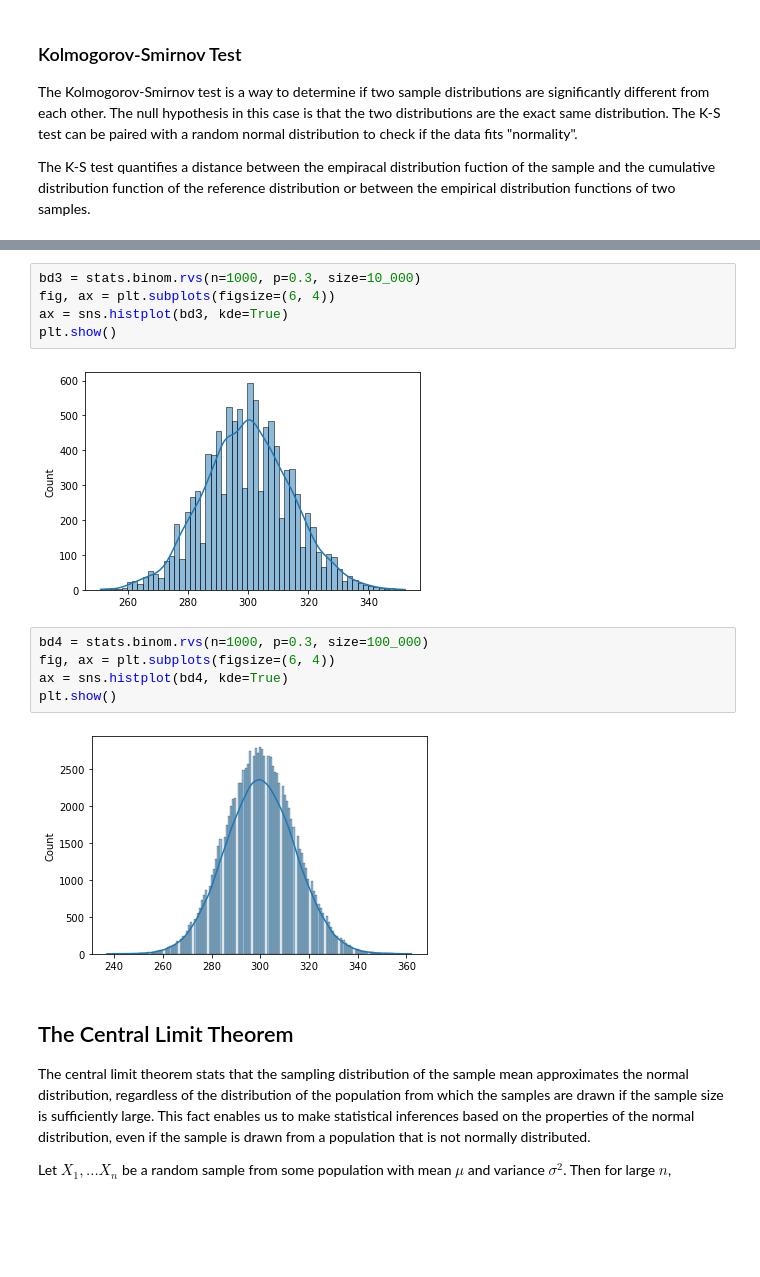
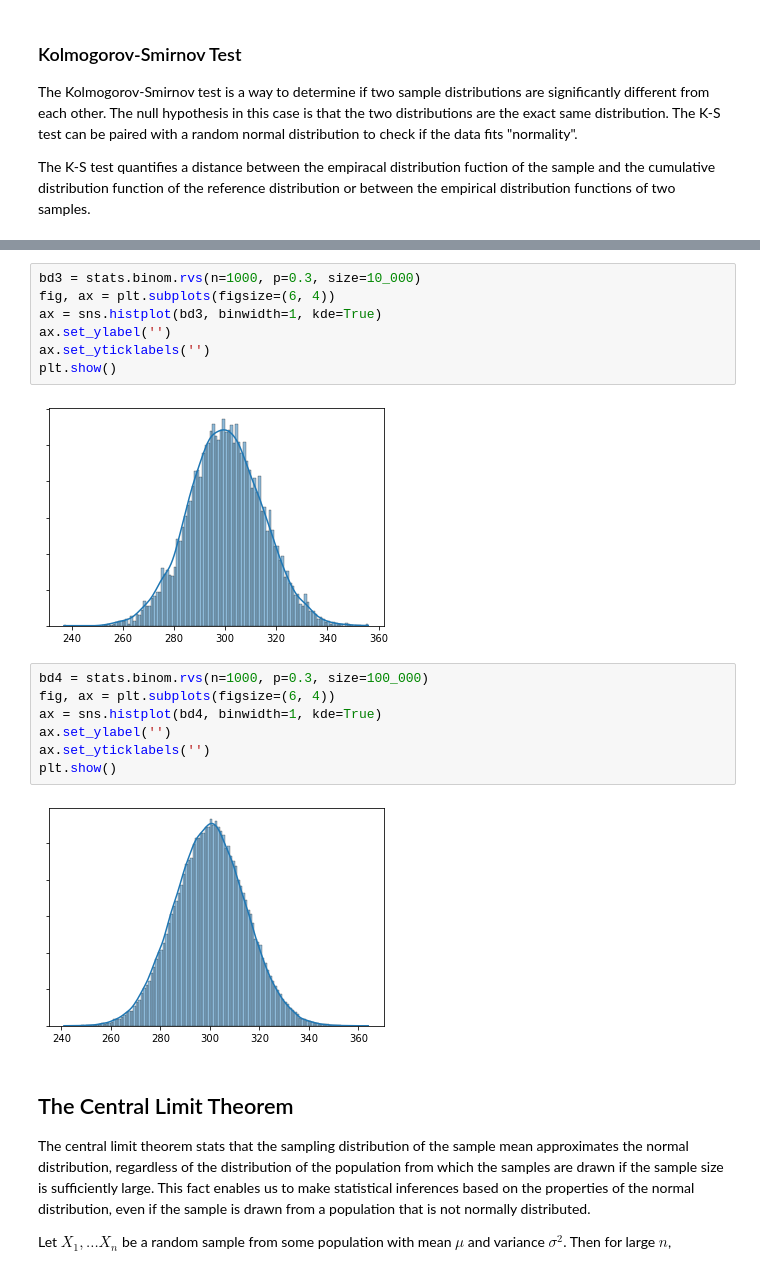
Before and after one commit to jonathanhild/notebooks, a Jupyter notebook: stats_distributions.ipynb, the cells around one changed output, grey strips where cells are left out. Drawn from its saved outputs; the diff is of its cells as text; blank space fills up the shorter version.

```diff
--- a/stats_distributions.ipynb
+++ b/stats_distributions.ipynb
@@ -161,17 +202,21 @@ plt.show()
 # %%
 bd3 = stats.binom.rvs(n=1000, p=0.3, size=10_000)
 fig, ax = plt.subplots(figsize=(6, 4))
-ax = sns.histplot(bd3, kde=True)
+ax = sns.histplot(bd3, binwidth=1, kde=True)
+ax.set_ylabel('')
+ax.set_yticklabels('')
 plt.show()
 # %% [output]
-[figure, old version]
+[figure, new version]
 # %%
 bd4 = stats.binom.rvs(n=1000, p=0.3, size=100_000)
 fig, ax = plt.subplots(figsize=(6, 4))
-ax = sns.histplot(bd4, kde=True)
+ax = sns.histplot(bd4, binwidth=1, kde=True)
+ax.set_ylabel('')
+ax.set_yticklabels('')
 plt.show()
 # %% [output]
-[figure, old version]
+[figure, new version]
 # %% [markdown]
 ## The Central Limit Theorem
 The central limit theorem stats that the sampling distribution of the sample mean approximates the normal distribution, regardless of the distribution of the population from which the samples are drawn if the sample size is sufficiently large. This fact enables us to make statistical inferences based on the properties of the normal distribution, even if the sample is drawn from a population that is not normally distributed.
```
Also changed, not shown: parts of 23 cells of this notebook.
